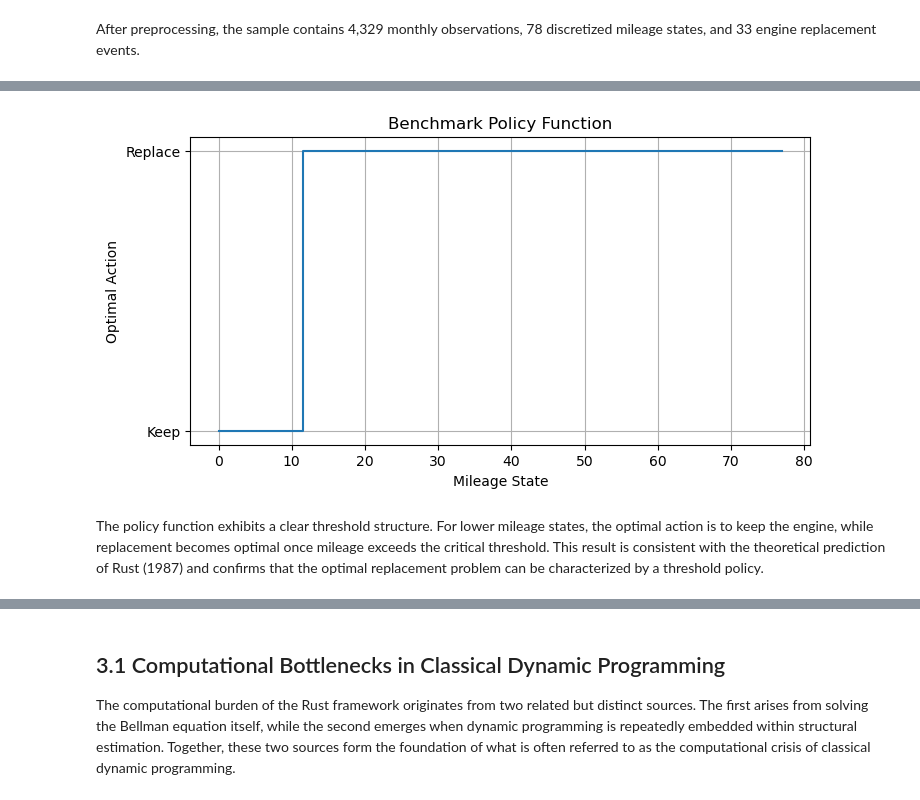
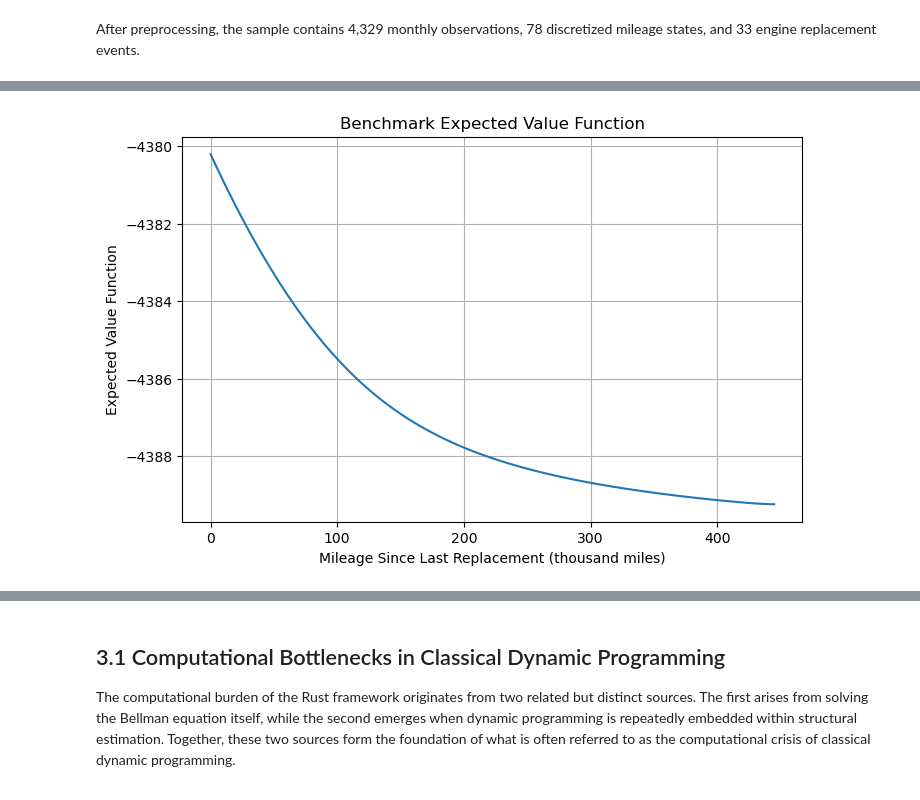
Before and after one commit to Wenxin-Lyu/Neural_Approximation_Rust_Benchmark, a Jupyter notebook: notebooks/main.ipynb, the cells around one changed output, grey strips where cells are left out. Drawn from its saved outputs; the diff is of its cells as text; code cells hidden in the pictures.

```diff
--- a/notebooks/main.ipynb
+++ b/notebooks/main.ipynb
@@ -483,19 +705,14 @@ The policy function converts the value comparison into an operational replacemen
-# %%
-# Recover the optimal policy.
-policy = (Q_replace < Q_keep).astype(int)
-
-plt.figure(figsize=(8, 4))
-
-plt.step(states, policy, where="mid")
-
-plt.xlabel("Mileage State")
-plt.ylabel("Optimal Action")
-plt.yticks([0, 1], ["Keep", "Replace"])
-plt.title("Benchmark Policy Function")
-
-plt.grid(True)
-plt.show()
-# %% [output]
-[figure, removed]
-# %% [markdown]
-The policy function exhibits a clear threshold structure. For lower mileage states, the optimal action is to keep the engine, while replacement becomes optimal once mileage exceeds the critical threshold. This result is consistent with the theoretical prediction of Rust (1987) and confirms that the optimal replacement problem can be characterized by a threshold policy.
+# %%
+# Plot the benchmark expected value function using the converged fixed-point solution.
+plt.figure(figsize=(8, 5))
+
+plt.plot(states * 5000 * 0.001, EV)
+
+plt.xlabel("Mileage Since Last Replacement (thousand miles)")
+plt.ylabel("Expected Value Function")
+plt.title("Benchmark Expected Value Function")
+
+plt.grid(True)
+plt.show()
+# %% [output]
+[figure, added]
```
Also changed, not shown: parts of 66 cells of this notebook, 2 other files.
